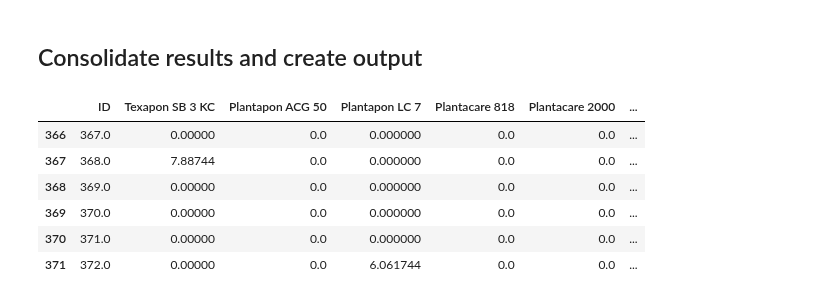
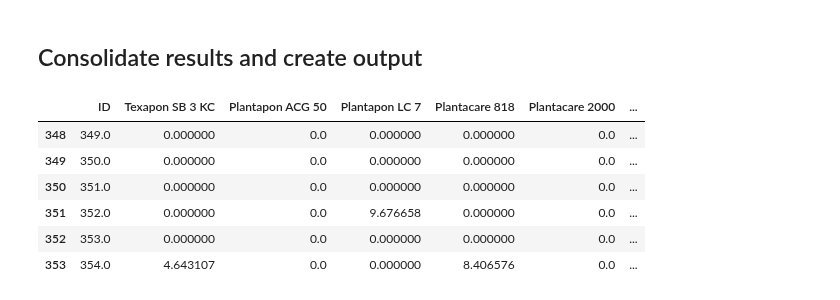
Before and after one commit to AniketChitre/formulations-prep, a Jupyter notebook: balance_analysis.ipynb, the cells around one changed output. Saved outputs shown, nothing was run; the diff lists cells and outputs as text; code cells hidden in the pictures.

```diff
--- a/balance_analysis.ipynb
+++ b/balance_analysis.ipynb
@@ -6,7 +6,7 @@ import pandas as pd
 %matplotlib notebook
 
 speciesList = pmb.PipettingSpecies.readCSV('SpeciesDictionary.csv')
-instructions = pmb.PipettingInstructions.readCSV('DoE_csv/MasterDataset_OT_DoE_04-12-05-23.csv', firstRow=366, lastRow=372)
+instructions = pmb.PipettingInstructions.readCSV('DoE_csv/MasterDataset_OT_DoE_17-27-04-23.csv', firstRow=348, lastRow=354)
 targetVolume = 10
 sampleList = pmb.PipettingSample.createSamples(instructions,targetVol=targetVolume)
 maxVolume = 1
@@ -15,7 +15,7 @@ for sample in sampleList:
     sample.getVolFracSeries(speciesDictionary=speciesList)
 steps = pmb.PipettingStep.createSteps(instructions=instructions,speciesDictionary=speciesList,sampleList=sampleList,maxVol=maxVolume)
 
-massProfile = pmb.MassProfile('mass_data/MassProfile_040523_S367-372.csv',t_baseline=25,derivNoise=0.005,secDerivNoise=0.001)
+massProfile = pmb.MassProfile('mass_data/MassProfile_250423_S349-354.csv',t_baseline=25,derivNoise=0.005,secDerivNoise=0.001)
 #default t_baseline=25
 # %% [markdown]
 ## Analyse Water Addition
@@ -101,19 +99,19 @@ Addition of 0.118g Arlypon F detected from 2884s to 2908s - expected volume = 0.
 # %%
 for step in steps:
     step.addToSample()
 actualMassFractions = pd.DataFrame(dtype='float64').reindex_like(instructions)
 actualMassFractions[:]=0
 for i in range(len(sampleList)):
     actualMassFractions['ID'].iloc[i] = sampleList[i].sampleId
     for entry in sampleList[i].addedMassSeries.iteritems():
         actualMassFractions[entry[0]].iloc[i] = entry[1]/sampleList[i].actualMass*100
-actualMassFractions.to_csv('mass_data/FreshlyAnalysed_100523_S367-S372.csv', index=False)
+#actualMassFractions.to_csv('mass_data/FreshlyAnalysed_250423_S349-S354.csv', index=False)
 actualMassFractions
 # %% [output]
 |  | ID | Texapon SB 3 KC | Plantapon ACG 50 | Plantapon LC 7 | Plantacare 818 | Plantacare 2000 | ... |
-| 366 | 367.0 | 0.00000 | 0.0 | 0.000000 | 0.0 | 0.0 | ... |
-| 367 | 368.0 | 7.88744 | 0.0 | 0.000000 | 0.0 | 0.0 | ... |
-| 368 | 369.0 | 0.00000 | 0.0 | 0.000000 | 0.0 | 0.0 | ... |
-| 369 | 370.0 | 0.00000 | 0.0 | 0.000000 | 0.0 | 0.0 | ... |
-| 370 | 371.0 | 0.00000 | 0.0 | 0.000000 | 0.0 | 0.0 | ... |
-| 371 | 372.0 | 0.00000 | 0.0 | 6.061744 | 0.0 | 0.0 | ... |
+| 348 | 349.0 | 0.000000 | 0.0 | 0.000000 | 0.000000 | 0.0 | ... |
+| 349 | 350.0 | 0.000000 | 0.0 | 0.000000 | 0.000000 | 0.0 | ... |
+| 350 | 351.0 | 0.000000 | 0.0 | 0.000000 | 0.000000 | 0.0 | ... |
+| 351 | 352.0 | 0.000000 | 0.0 | 9.676658 | 0.000000 | 0.0 | ... |
+| 352 | 353.0 | 0.000000 | 0.0 | 0.000000 | 0.000000 | 0.0 | ... |
+| 353 | 354.0 | 4.643107 | 0.0 | 0.000000 | 8.406576 | 0.0 | ... |
```
Also changed, not shown: parts of 4 cells of this notebook, 2 other files.
